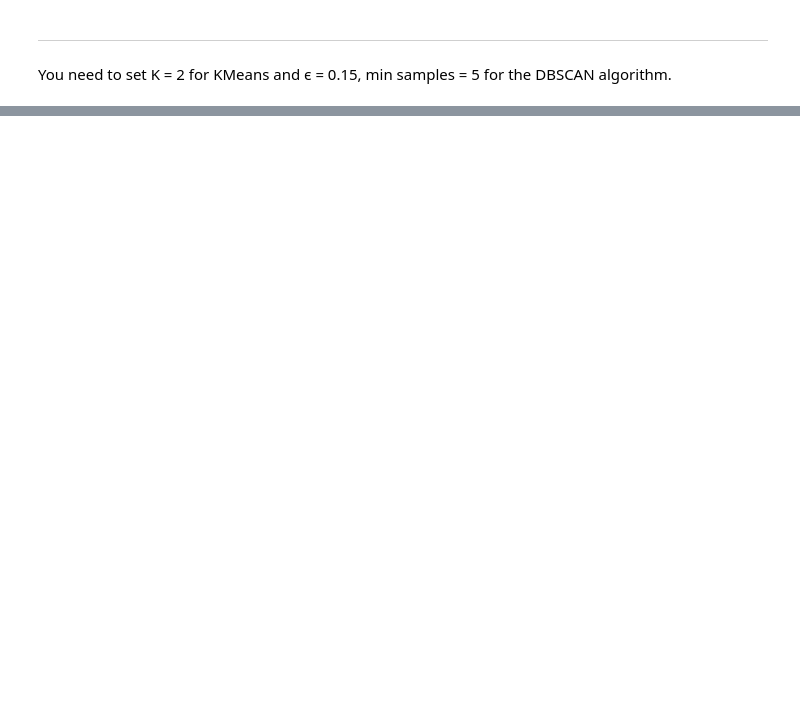
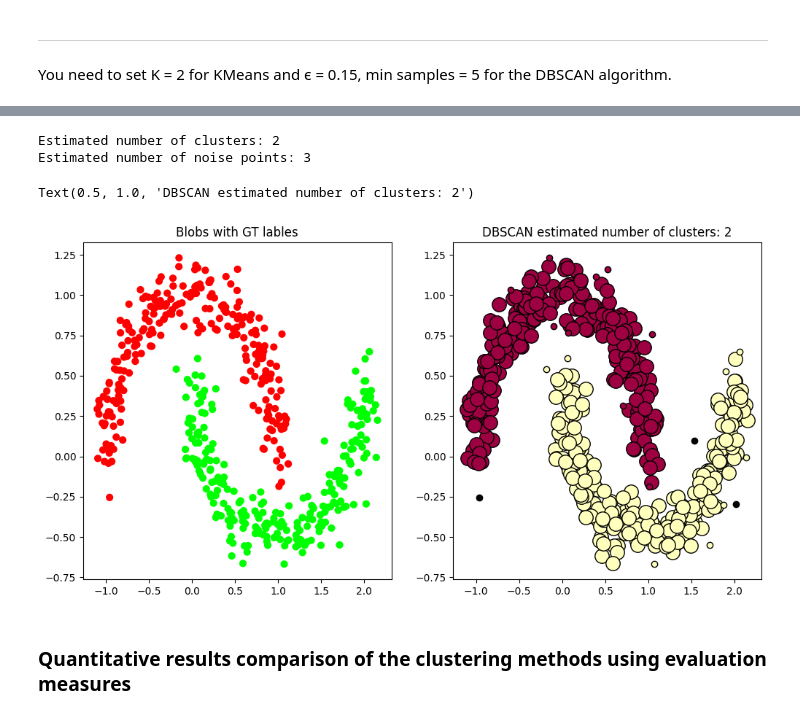
Before and after one commit to amohd63/ENCS5141-INTELLIGENT-SYSTEMS-LAB, a Jupyter notebook: Manual_ENCS5141_Exp5_Unsupervised_Learning.ipynb, the cells around one changed output, grey strips where cells are left out. Saved outputs shown, nothing was run; the diff lists cells and outputs as text; code cells hidden in the pictures; blank space fills up the shorter version.

```diff
--- a/Manual_ENCS5141_Exp5_Unsupervised_Learning.ipynb
+++ b/Manual_ENCS5141_Exp5_Unsupervised_Learning.ipynb
@@ -245,0 +338,66 @@ You need to set K = 2 for KMeans and ϵ = 0.15, min samples = 5 for the DBSCAN a
+# %%
+import numpy as np
+from sklearn import metrics
+from sklearn.cluster import DBSCAN
+
+db = DBSCAN(eps=0.15, min_samples=5).fit(X) # Params for blobs data
+# db = DBSCAN(eps=0.15, min_samples=5).fit(X) # Params for two moons data
+labels = db.labels_
+
+# Number of clusters in labels, ignoring noise if present.
+n_clusters_ = len(set(labels)) - (1 if -1 in labels else 0)
+n_noise_ = list(labels).count(-1)
+
+print("Estimated number of clusters: %d" % n_clusters_)
+print("Estimated number of noise points: %d" % n_noise_)
+# %% [output]
+Estimated number of clusters: 2
+Estimated number of noise points: 3
+# %%
+plt.figure(figsize=(12,6))
+# Plot the blobs before the clustering
+plt.subplot(1,2,1)
+plt.scatter(X[:, 0], X[:, 1], c=colormap[labels_true],s=40)
+plt.title('Blobs with GT lables')
+
+# Plot the blobs after DBSCAN clustering. I used a different
+# visualization/plot to show the core points and the noisy points in
+# different color and size
+plt.subplot(1,2,2)
+unique_labels = set(labels)
+core_samples_mask = np.zeros_like(labels, dtype=bool)
+core_samples_mask[db.core_sample_indices_] = True
+
+colors = [plt.cm.Spectral(each) for each in np.linspace(0, 1, len(unique_labels))]
+for k, col in zip(unique_labels, colors):
+  if k == -1:
+    # Black used for noise.
+    col = [0, 0, 0, 1]
+  class_member_mask = labels == k
+
+  xy = X[class_member_mask & core_samples_mask]
+  plt.plot(
+      xy[:, 0],
+      xy[:, 1],
+      "o",
+      markerfacecolor=tuple(col),
+      markeredgecolor="k",
+      markersize=14,
+  )
+
+  xy = X[class_member_mask & ~core_samples_mask]
+  plt.plot(
+      xy[:, 0],
+      xy[:, 1],
+      "o",
+      markerfacecolor=tuple(col),
+      markeredgecolor="k",
+      markersize=6,
+  )
+
+plt.title(f"DBSCAN estimated number of clusters: {n_clusters_}")
+# %% [output]
+Text(0.5, 1.0, 'DBSCAN estimated number of clusters: 2')
+[figure, added]
+# %% [markdown]
+### **Quantitative results comparison of the clustering methods using evaluation measures**
```
Also changed, not shown: parts of 28 cells of this notebook.
